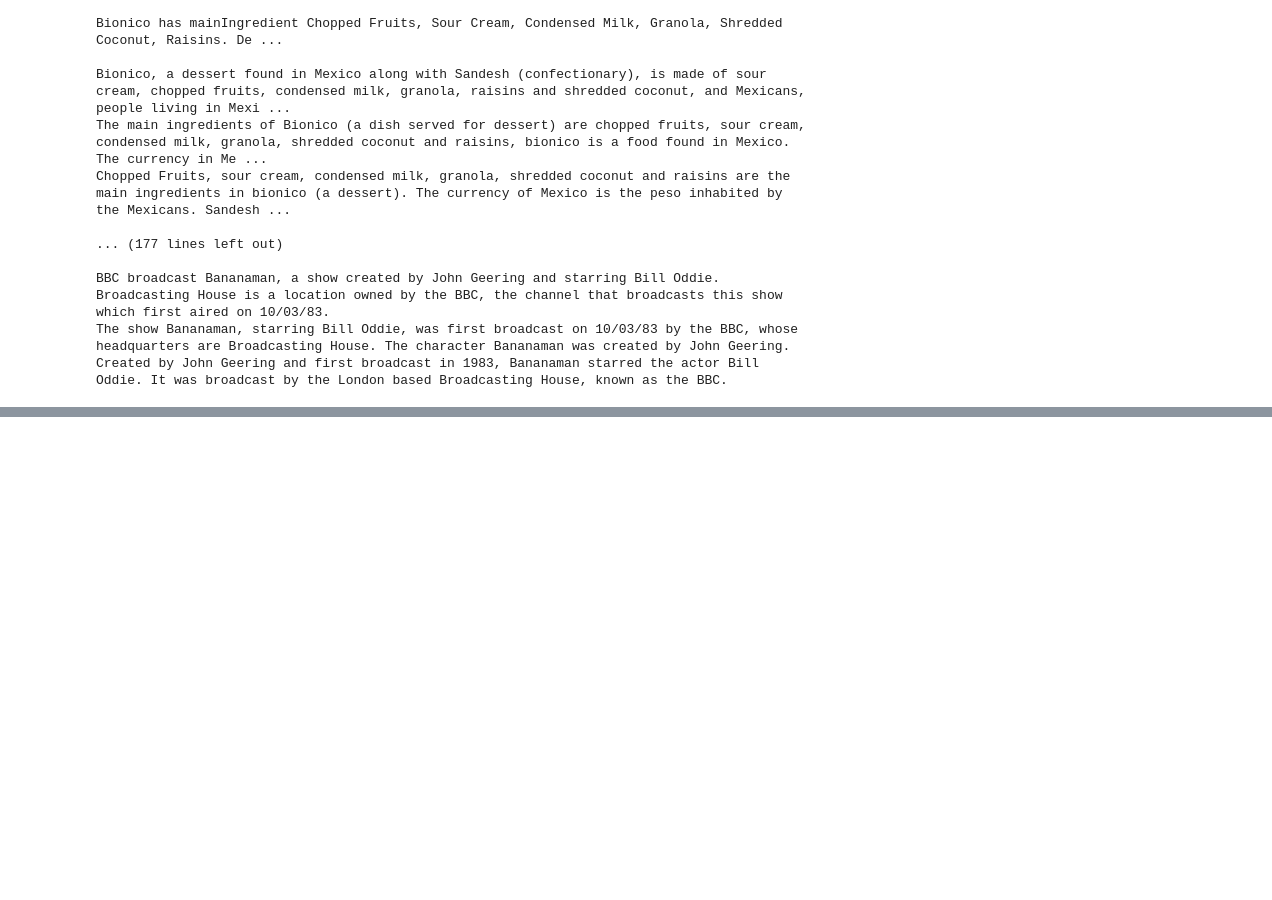
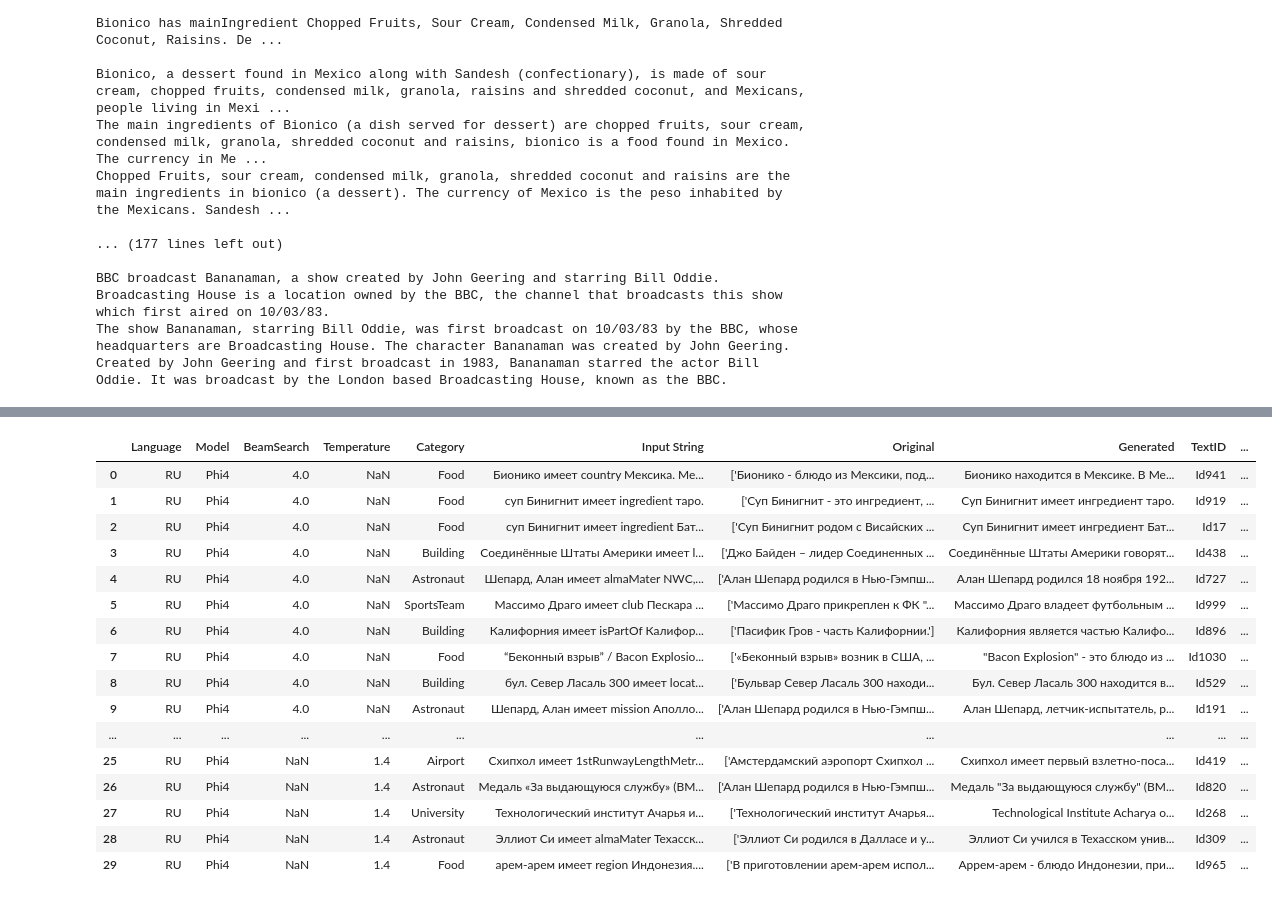
Before and after one commit to danielgg1/OZP, a Jupyter notebook: analysis.ipynb, the cells around one changed output, grey strips where cells are left out. Saved outputs shown, nothing was run; the diff lists cells and outputs as text; code cells hidden in the pictures; blank space fills up the shorter version.

```diff
--- a/analysis.ipynb
+++ b/analysis.ipynb
@@ -177,0 +274,20 @@ Created by John Geering and first broadcast in 1983, Bananaman starred the actor
+# %%
+og_df
+# %% [output]
+|  | Language | Model | BeamSearch | Temperature | Category | Input String | Original | Generated | TextID | ... |
+| 0 | RU | Phi4 | 4.0 | NaN | Food | Бионико имеет country Мексика. Ме... | ['Бионико - блюдо из Мексики, под... | Бионико находится в Мексике. В Ме... | Id941 | ... |
+| 1 | RU | Phi4 | 4.0 | NaN | Food | суп Бинигнит имеет ingredient таро. | ['Суп Бинигнит - это ингредиент, ... | Суп Бинигнит имеет ингредиент таро. | Id919 | ... |
+| 2 | RU | Phi4 | 4.0 | NaN | Food | суп Бинигнит имеет ingredient Бат... | ['Суп Бинигнит родом с Висайских ... | Суп Бинигнит имеет ингредиент Бат... | Id17 | ... |
+| 3 | RU | Phi4 | 4.0 | NaN | Building | Соединённые Штаты Америки имеет l... | ['Джо Байден – лидер Соединенных ... | Соединённые Штаты Америки говорят... | Id438 | ... |
+| 4 | RU | Phi4 | 4.0 | NaN | Astronaut | Шепард, Алан имеет almaMater NWC,... | ['Алан Шепард родился в Нью-Гэмпш... | Алан Шепард родился 18 ноября 192... | Id727 | ... |
+| 5 | RU | Phi4 | 4.0 | NaN | SportsTeam | Массимо Драго имеет club Пескара ... | ['Массимо Драго прикреплен к ФК "... | Массимо Драго владеет футбольным ... | Id999 | ... |
+| 6 | RU | Phi4 | 4.0 | NaN | Building | Калифорния имеет isPartOf Калифор... | ['Пасифик Гров - часть Калифорнии.'] | Калифорния является частью Калифо... | Id896 | ... |
+| 7 | RU | Phi4 | 4.0 | NaN | Food | “Беконный взрыв” / Bacon Explosio... | ['«Беконный взрыв» возник в США, ... | "Bacon Explosion" - это блюдо из ... | Id1030 | ... |
+| 8 | RU | Phi4 | 4.0 | NaN | Building | бул. Север Ласаль 300 имеет locat... | ['Бульвар Север Ласаль 300 находи... | Бул. Север Ласаль 300 находится в... | Id529 | ... |
+| 9 | RU | Phi4 | 4.0 | NaN | Astronaut | Шепард, Алан имеет mission Аполло... | ['Алан Шепард родился в Нью-Гэмпш... | Алан Шепард, летчик-испытатель, р... | Id191 | ... |
+| ... | ... | ... | ... | ... | ... | ... | ... | ... | ... | ... |
+| 25 | RU | Phi4 | NaN | 1.4 | Airport | Схипхол имеет 1stRunwayLengthMetr... | ['Амстердамский аэропорт Схипхол ... | Схипхол имеет первый взлетно-поса... | Id419 | ... |
+| 26 | RU | Phi4 | NaN | 1.4 | Astronaut | Медаль «За выдающуюся службу» (ВМ... | ['Алан Шепард родился в Нью-Гэмпш... | Медаль "За выдающуюся службу" (ВМ... | Id820 | ... |
+| 27 | RU | Phi4 | NaN | 1.4 | University | Технологический институт Ачарья и... | ['Технологический институт Ачарья... | Technological Institute Acharya о... | Id268 | ... |
+| 28 | RU | Phi4 | NaN | 1.4 | Astronaut | Эллиот Си имеет almaMater Техасск... | ['Эллиот Си родился в Далласе и у... | Эллиот Си учился в Техасском унив... | Id309 | ... |
+| 29 | RU | Phi4 | NaN | 1.4 | Food | арем-арем имеет region Индонезия.... | ['В приготовлении арем-арем испол... | Аррем-арем - блюдо Индонезии, при... | Id965 | ... |
```
Also changed, not shown: parts of 2 cells of this notebook, 5 other files.
